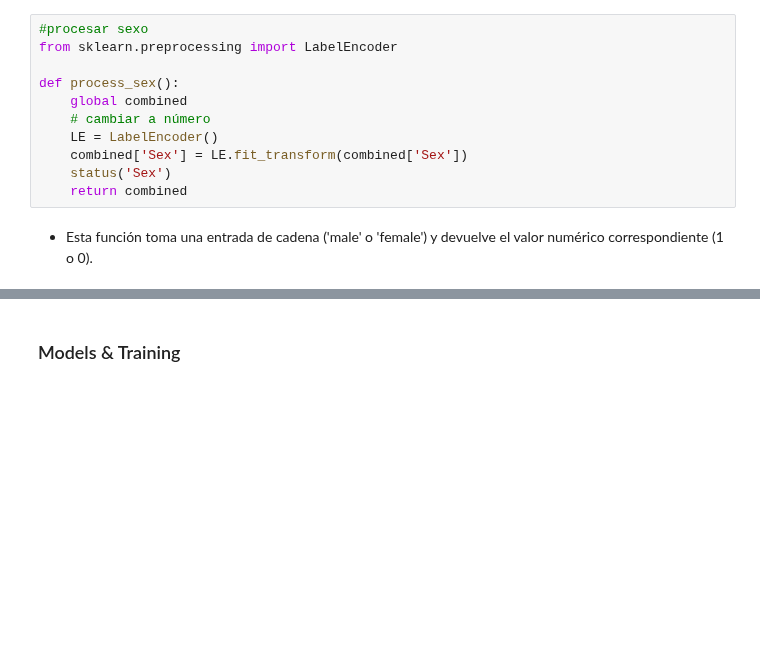
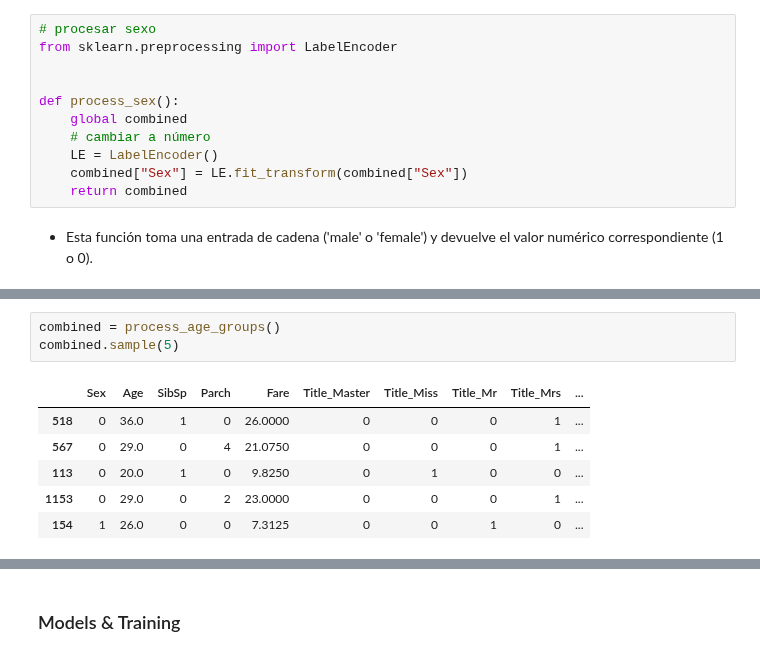
Before and after one commit to jorgeav527/py-fundamentals-ds, a Jupyter notebook: capitulo-4/Lab6_Titanic.ipynb, the cells around one changed output, grey strips where cells are left out. Cells and saved outputs as stored; diff of their text form; blank space fills up the shorter version.

```diff
--- a/capitulo-4/Lab6_Titanic.ipynb
+++ b/capitulo-4/Lab6_Titanic.ipynb
@@ -567,13 +622,13 @@ Processing cabin : ok
 # %%
-#procesar sexo
+# procesar sexo
 from sklearn.preprocessing import LabelEncoder
+
 
 def process_sex():
     global combined
     # cambiar a número
     LE = LabelEncoder()
-    combined['Sex'] = LE.fit_transform(combined['Sex'])
-    status('Sex')
+    combined["Sex"] = LE.fit_transform(combined["Sex"])
     return combined
 # %% [markdown]
 - Esta función toma una entrada de cadena ('male' o 'female') y devuelve el valor numérico correspondiente (1 o 0).
@@ -697,3 +762,13 @@ Processing family : ok
+# %%
+combined = process_age_groups()
+combined.sample(5)
+# %% [output]
+|  | Sex | Age | SibSp | Parch | Fare | Title_Master | Title_Miss | Title_Mr | Title_Mrs | ... |
+| 518 | 0 | 36.0 | 1 | 0 | 26.0000 | 0 | 0 | 0 | 1 | ... |
+| 567 | 0 | 29.0 | 0 | 4 | 21.0750 | 0 | 0 | 0 | 1 | ... |
+| 113 | 0 | 20.0 | 1 | 0 | 9.8250 | 0 | 1 | 0 | 0 | ... |
+| 1153 | 0 | 29.0 | 0 | 2 | 23.0000 | 0 | 0 | 0 | 1 | ... |
+| 154 | 1 | 26.0 | 0 | 0 | 7.3125 | 0 | 0 | 1 | 0 | ... |
 # %%
 combined.shape
 # %% [output]
```
Also changed, not shown: parts of 56 cells of this notebook, 10 other files.
